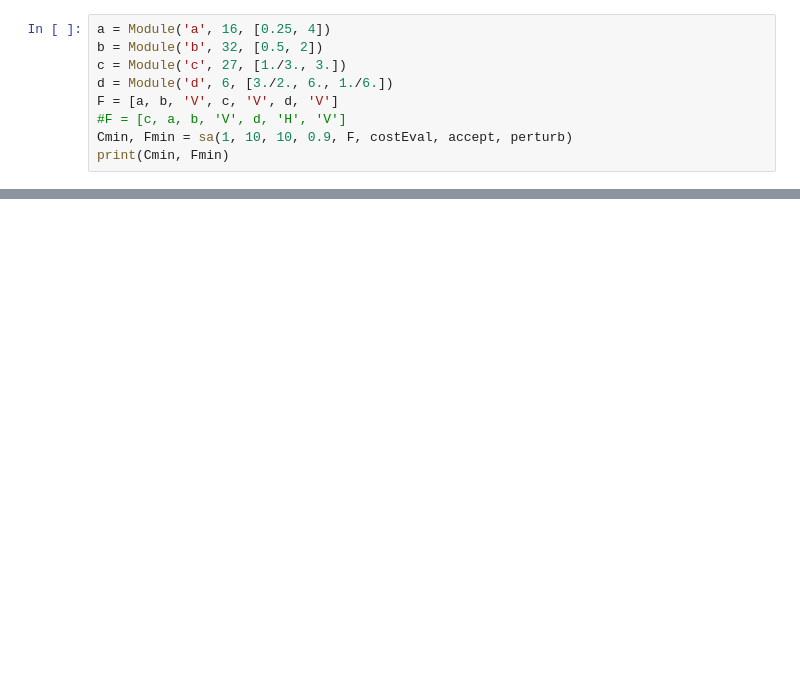
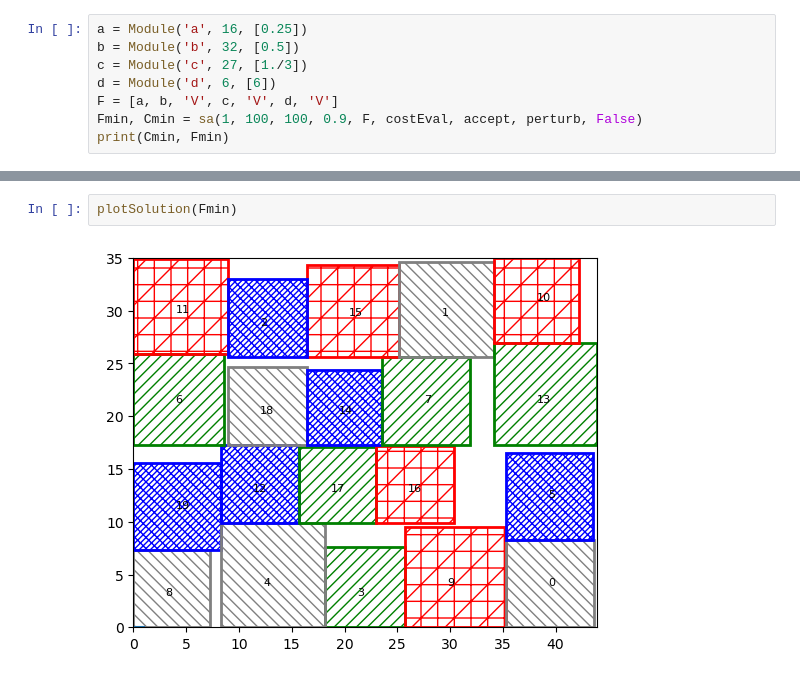
Before and after one commit to srini229/EE5333_tutorials, a Jupyter notebook: fp/Floorplanning.ipynb, the cells around one changed output, grey strips where cells are left out. Saved outputs shown, nothing was run; the diff lists cells and outputs as text; blank space fills up the shorter version.

```diff
--- a/fp/Floorplanning.ipynb
+++ b/fp/Floorplanning.ipynb
@@ -146,12 +149,11 @@ def costEval(F):
   assert(len(cost) > 0)
   return min([i[0] * i[1] for i in cost[0]])
 # %%
-a = Module('a', 16, [0.25, 4])
-b = Module('b', 32, [0.5, 2])
-c = Module('c', 27, [1./3., 3.])
-d = Module('d', 6, [3./2., 6., 1./6.])
+a = Module('a', 16, [0.25])
+b = Module('b', 32, [0.5])
+c = Module('c', 27, [1./3])
+d = Module('d', 6, [6])
 F = [a, b, 'V', c, 'V', d, 'V']
-#F = [c, a, b, 'V', d, 'H', 'V']
-Cmin, Fmin = sa(1, 10, 10, 0.9, F, costEval, accept, perturb)
+Fmin, Cmin = sa(1, 100, 100, 0.9, F, costEval, accept, perturb, False)
 print(Cmin, Fmin)
 # %% [output]
@@ -170,0 +246,4 @@ print(Cmin, Fmin)
+# %%
+plotSolution(Fmin)
+# %% [output]
+[figure, added]
```
Also changed, not shown: parts of 5 cells of this notebook.
